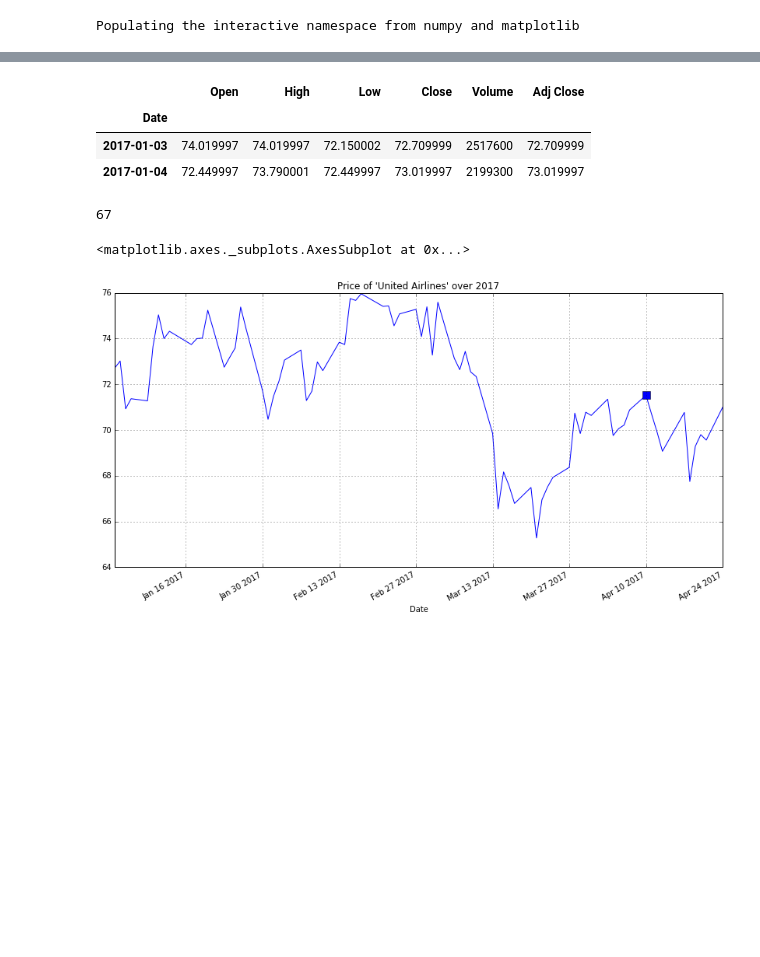
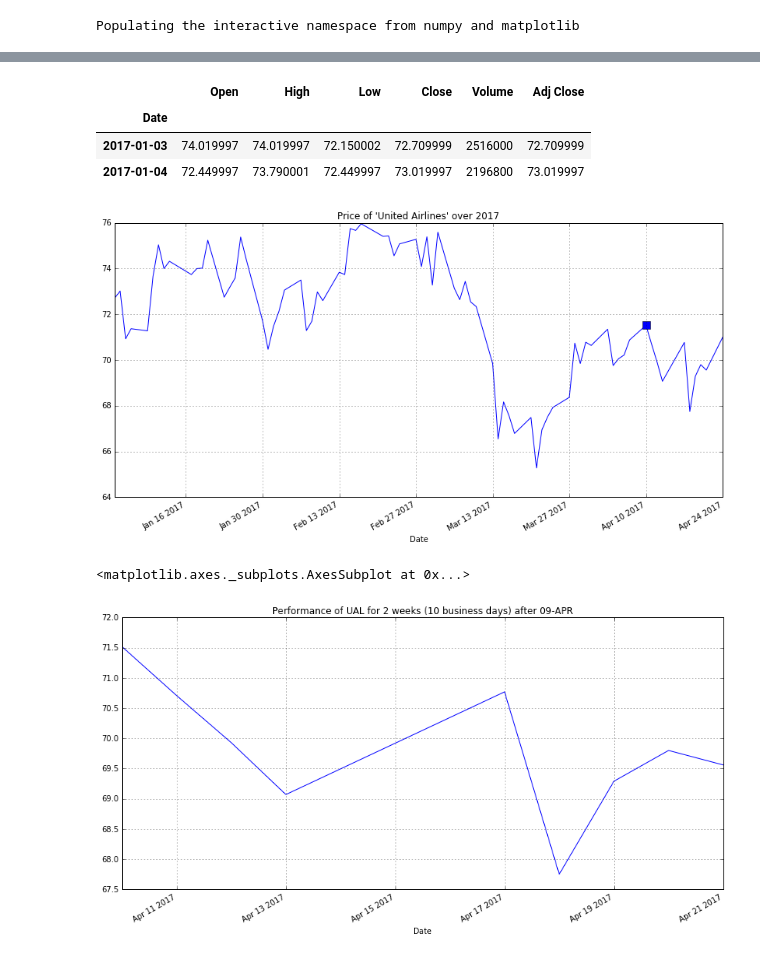
Before and after one commit to slemasne/stock_analysis, a Jupyter notebook: stock_market.ipynb, the cells around one changed output, grey strips where cells are left out. Saved outputs shown, nothing was run; the diff lists cells and outputs as text; code cells hidden in the pictures; blank space fills up the shorter version.

```diff
--- a/stock_market.ipynb
+++ b/stock_market.ipynb
@@ -16,27 +28,37 @@ Populating the interactive namespace from numpy and matplotlib
 start = datetime.datetime(2017,1,1)
 end = datetime.datetime(2017,4,24)
 un = web.DataReader("UAL","yahoo",start, end)
-# %%
-un.head(2)
-# %% [output]
-|  | Open | High | Low | Close | Volume | Adj Close |
-| Date |  |  |  |  |  |  |
-| 2017-01-03 | 74.019997 | 74.019997 | 72.150002 | 72.709999 | 2517600 | 72.709999 |
-| 2017-01-04 | 72.449997 | 73.790001 | 72.449997 | 73.019997 | 2199300 | 73.019997 |
-# %%
-print (un.index.get_loc("2017-04-10"))
-# %% [output]
-67
+# %%
+# Check data looks as expected
+
+un.head(2)
+# %% [output]
+|  | Open | High | Low | Close | Volume | Adj Close |
+| Date |  |  |  |  |  |  |
+| 2017-01-03 | 74.019997 | 74.019997 | 72.150002 | 72.709999 | 2516000 | 72.709999 |
+| 2017-01-04 | 72.449997 | 73.790001 | 72.449997 | 73.019997 | 2196800 | 73.019997 |
 # %%
 # Modify the rcParams to control the size of the graph
 # The figure.figsize controls in the figure size in inches
+# Also add a Title and a marker for 10-APR
+
 pylab.rcParams["figure.figsize"] = (14,7)
 
 markers_on = [(un.index.get_loc("2017-04-10"))]
-marker = 's'
+marker = 's' # The "s" is for Square
 title = "Price of 'United Airlines' over 2017"
-un["Adj Close"].plot(grid=True, title = title, markevery = markers_on, marker = marker, markersize=10)
+fig = un["Adj Close"].plot(grid=True, title = title, markevery = markers_on, marker = marker, markersize=10)
 # %% [output]
-<matplotlib.axes._subplots.AxesSubplot at 0x...>
 [figure]
+# %%
+# Zoom in on the two weeks after 09-APR
+
+start = datetime.datetime(2017,4,10)
+end = datetime.datetime(2017,4,21)
+title = "Performance of UAL for 2 weeks (10 business days) after 09-APR"
+un_weekafter = web.DataReader("UAL","yahoo",start, end)
+un_weekafter["Adj Close"].plot(grid=True, title = title)
+# %% [output]
+<matplotlib.axes._subplots.AxesSubplot at 0x...>
+[figure, added]
 # %%
```
Also changed, not shown: parts of 15 cells of this notebook.
